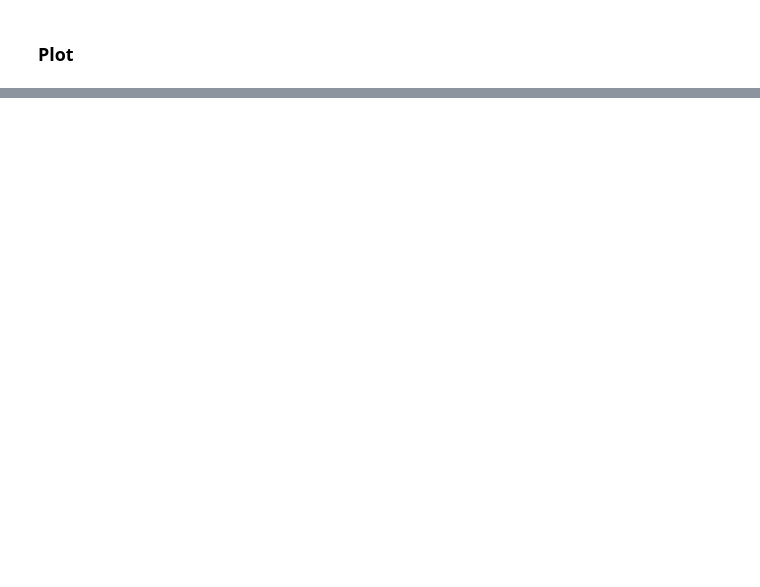
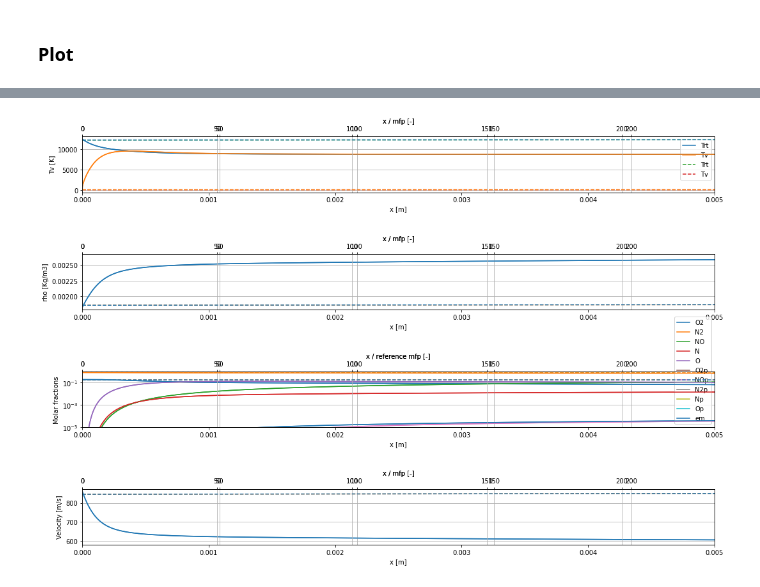
Before and after one commit to 20edo/Reactive_shock_air, a Jupyter notebook: Book_mod_by_me/Results/Results.ipynb, the cells around one changed output, grey strips where cells are left out. Saved outputs shown, nothing was run; the diff lists cells and outputs as text; code cells hidden in the pictures; blank space fills up the shorter version.

```diff
--- a/Book_mod_by_me/Results/Results.ipynb
+++ b/Book_mod_by_me/Results/Results.ipynb
@@ -235,0 +290,5 @@ fig.tight_layout()
+# %%
+low_T = cp.deepcopy(_11specie_2T)
+low_T.T0 = _11specie.T0 / 10
+low_T.solve_2T()
+low_T.postprocess()
@@ -235,0 +314,19 @@ fig.tight_layout()
+# %%
+xmax = 5e-3
+xmax_l = 3e7
+
+fig, ax = plt.subplots(4, 1,)
+
+_11specie_2T.plot_2T(ax[0], xmax = xmax)
+_11specie_2T.plot_rho(ax[1], xmax = xmax)
+_11specie_2T.logplot_X(ax[2], xmax = xmax)
+_11specie_2T.plot_u(ax[3], xmax = xmax)
+
+low_T.plot_2T(ax[0], xmax = xmax,ls = '--')
+low_T.plot_rho(ax[1], xmax = xmax,ls = '--')
+low_T.logplot_X(ax[2], xmax = xmax,ls = '--')
+low_T.plot_u(ax[3], xmax = xmax, ls = '--')
+
+fig.tight_layout()
+# %% [output]
+[figure, added]
```
Also changed, not shown: parts of 17 cells of this notebook.
